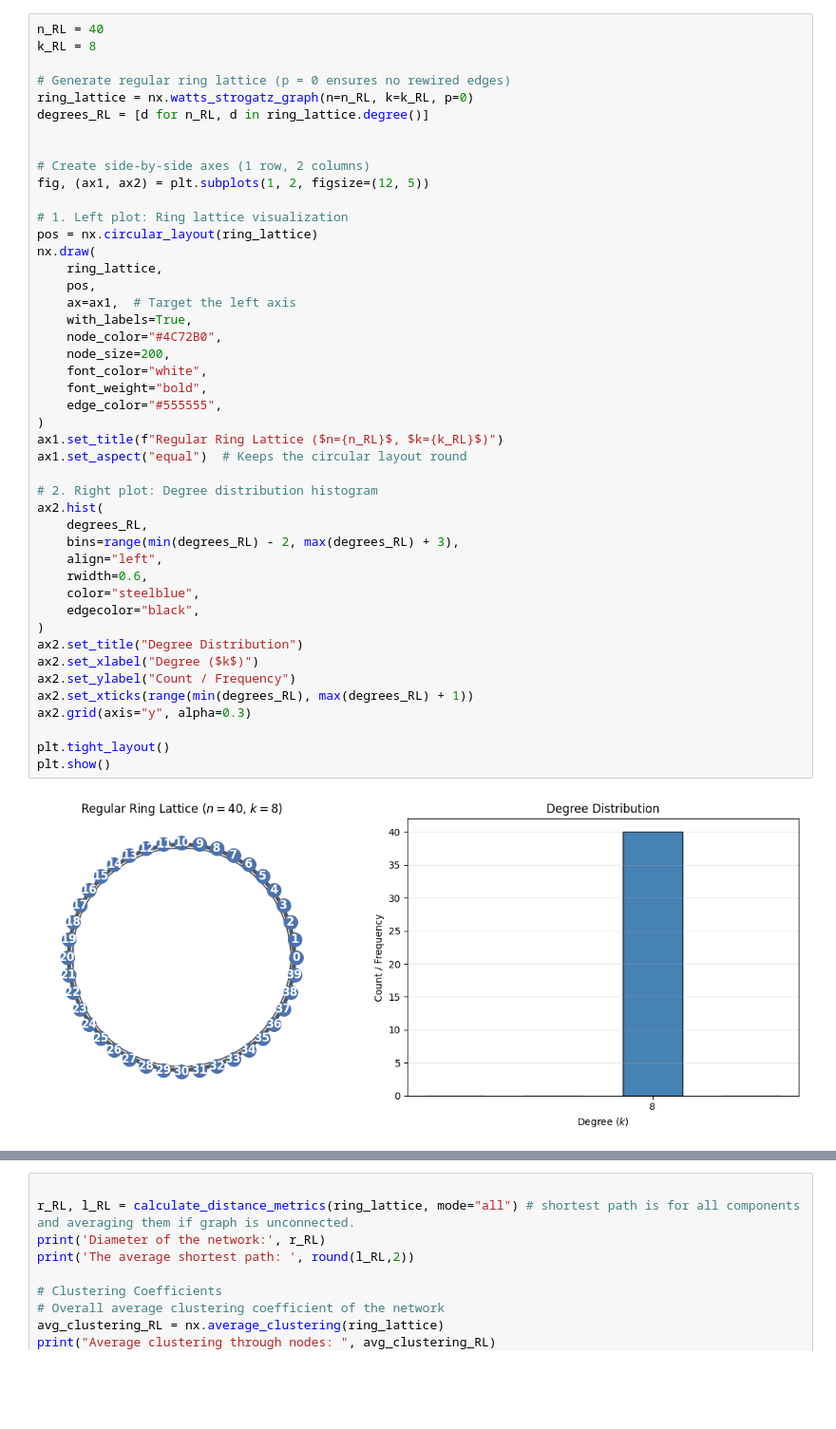
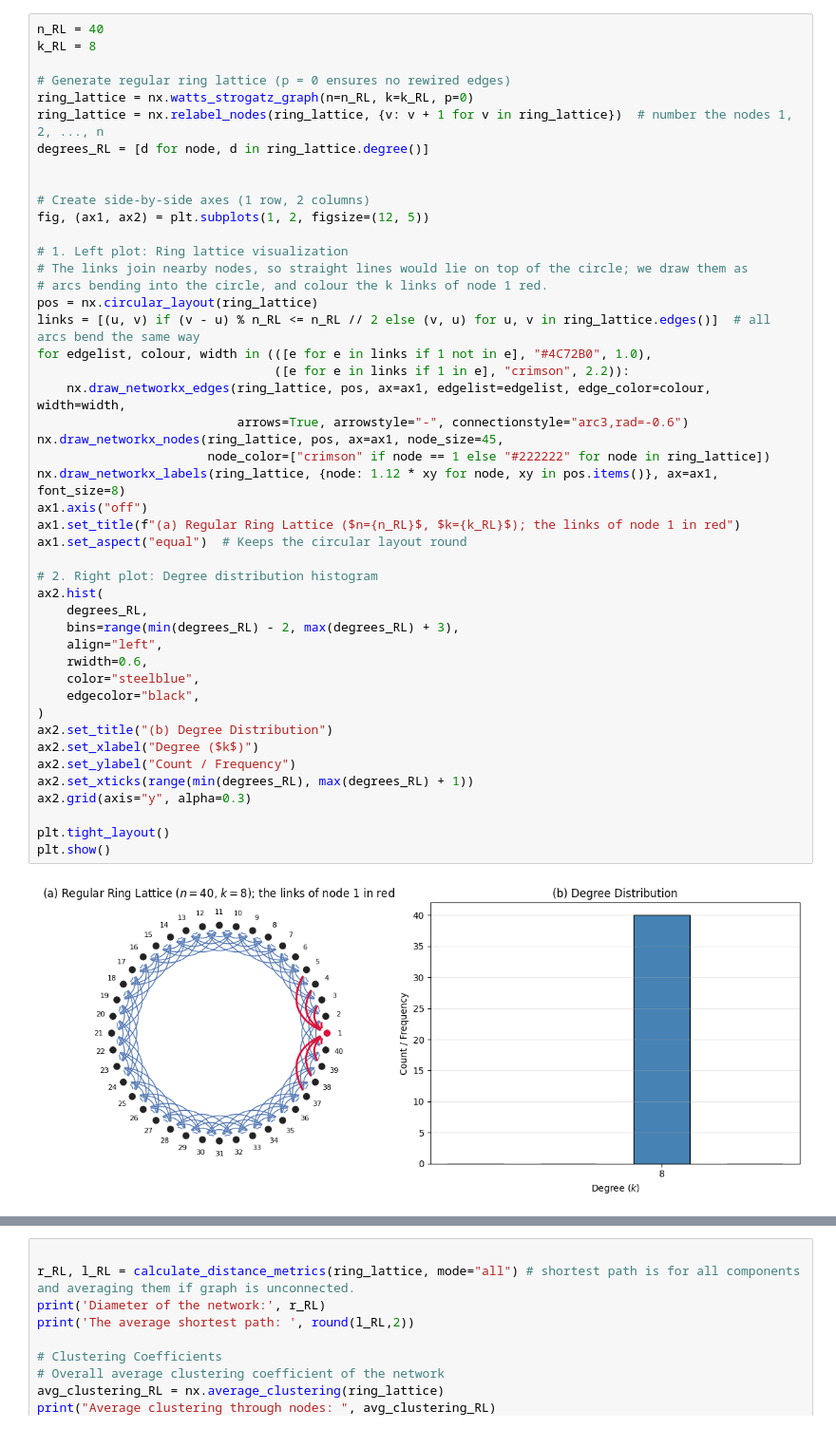
Before and after one commit to hy20577/complex-network-dynamics, a Jupyter notebook: mkdoc_material/docs/tutorials/02_network_types.ipynb, the cells around one changed output, grey strips where cells are left out. Shown at 95% size. Cells and saved outputs as stored; diff of their text form; blank space fills up the shorter version.

```diff
--- a/mkdoc_material/docs/tutorials/02_network_types.ipynb
+++ b/mkdoc_material/docs/tutorials/02_network_types.ipynb
@@ -87,45 +51,46 @@ n_RL = 40
 k_RL = 8
 
 # Generate regular ring lattice (p = 0 ensures no rewired edges)
 ring_lattice = nx.watts_strogatz_graph(n=n_RL, k=k_RL, p=0)
-degrees_RL = [d for n_RL, d in ring_lattice.degree()]
+ring_lattice = nx.relabel_nodes(ring_lattice, {v: v + 1 for v in ring_lattice})  # number the nodes 1, 2, ..., n
+degrees_RL = [d for node, d in ring_lattice.degree()]
 
 
 # Create side-by-side axes (1 row, 2 columns)
 fig, (ax1, ax2) = plt.subplots(1, 2, figsize=(12, 5))
 
 # 1. Left plot: Ring lattice visualization
+# The links join nearby nodes, so straight lines would lie on top of the circle; we draw them as
+# arcs bending into the circle, and colour the k links of node 1 red.
 pos = nx.circular_layout(ring_lattice)
-nx.draw(
-    ring_lattice,
-    pos,
-    ax=ax1,  # Target the left axis
-    with_labels=True,
-    node_color="#4C72B0",
-    node_size=200,
-    font_color="white",
-    font_weight="bold",
-    edge_color="#555555",
-)
-ax1.set_title(f"Regular Ring Lattice ($n={n_RL}$, $k={k_RL}$)")
+links = [(u, v) if (v - u) % n_RL <= n_RL // 2 else (v, u) for u, v in ring_lattice.edges()]  # all arcs bend the same way
+for edgelist, colour, width in (([e for e in links if 1 not in e], "#4C72B0", 1.0),
+                                ([e for e in links if 1 in e], "crimson", 2.2)):
+    nx.draw_networkx_edges(ring_lattice, pos, ax=ax1, edgelist=edgelist, edge_color=colour, width=width,
+                           arrows=True, arrowstyle="-", connectionstyle="arc3,rad=-0.6")
+nx.draw_networkx_nodes(ring_lattice, pos, ax=ax1, node_size=45,
+                       node_color=["crimson" if node == 1 else "#222222" for node in ring_lattice])
+nx.draw_networkx_labels(ring_lattice, {node: 1.12 * xy for node, xy in pos.items()}, ax=ax1, font_size=8)
+ax1.axis("off")
+ax1.set_title(f"(a) Regular Ring Lattice ($n={n_RL}$, $k={k_RL}$); the links of node 1 in red")
 ax1.set_aspect("equal")  # Keeps the circular layout round
 
 # 2. Right plot: Degree distribution histogram
 ax2.hist(
     degrees_RL,
     bins=range(min(degrees_RL) - 2, max(degrees_RL) + 3),
     align="left",
     rwidth=0.6,
     color="steelblue",
     edgecolor="black",
 )
-ax2.set_title("Degree Distribution")
+ax2.set_title("(b) Degree Distribution")
 ax2.set_xlabel("Degree ($k$)")
 ax2.set_ylabel("Count / Frequency")
 ax2.set_xticks(range(min(degrees_RL), max(degrees_RL) + 1))
 ax2.grid(axis="y", alpha=0.3)
 
 plt.tight_layout()
 plt.show()
 # %% [output]
-[figure, old version]
+[figure, new version]
```
Also changed, not shown: parts of 32 cells of this notebook, 15 other files.
